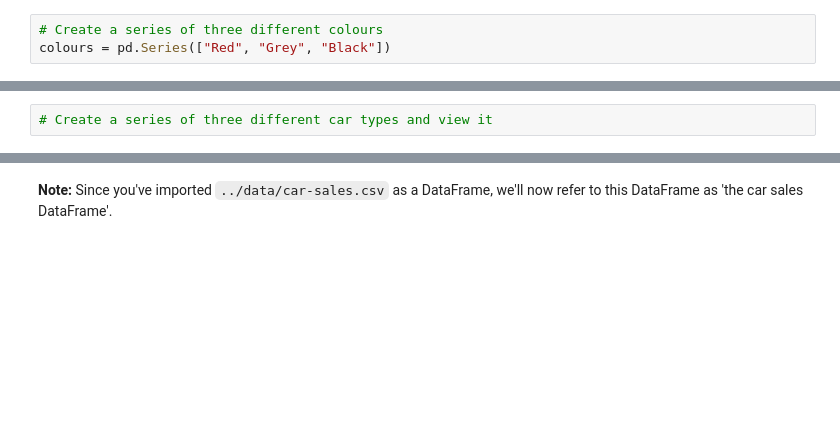
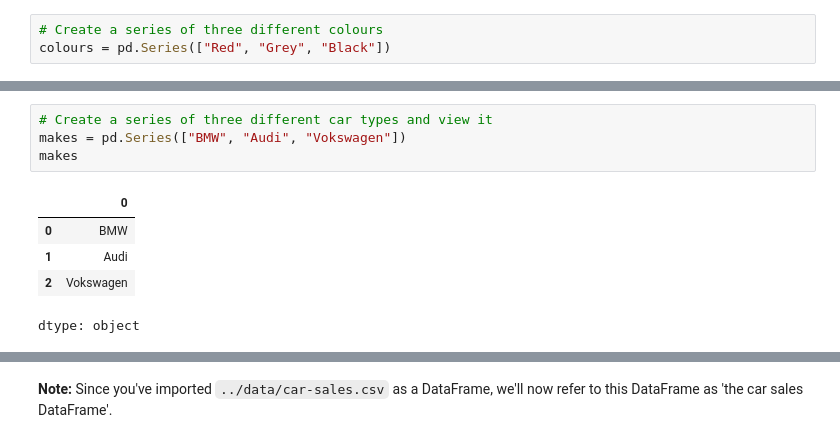
Before and after one commit to ican17/ML, a Jupyter notebook: section-2-data-science-and-ml-tools/pandas-exercises.ipynb, the cells around one changed output, grey strips where cells are left out. Cells and saved outputs as stored; diff of their text form; blank space fills up the shorter version.

```diff
--- a/section-2-data-science-and-ml-tools/pandas-exercises.ipynb
+++ b/section-2-data-science-and-ml-tools/pandas-exercises.ipynb
@@ -21,4 +28,12 @@ colours = pd.Series(["Red", "Grey", "Black"])
 # %%
 # Create a series of three different car types and view it
+makes = pd.Series(["BMW", "Audi", "Vokswagen"])
+makes
+# %% [output]
+|  | 0 |
+| 0 | BMW |
+| 1 | Audi |
+| 2 | Vokswagen |
+dtype: object
 # %%
 # Combine the Series of cars and colours into a DataFrame
```
Also changed, not shown: parts of 4 cells of this notebook.
